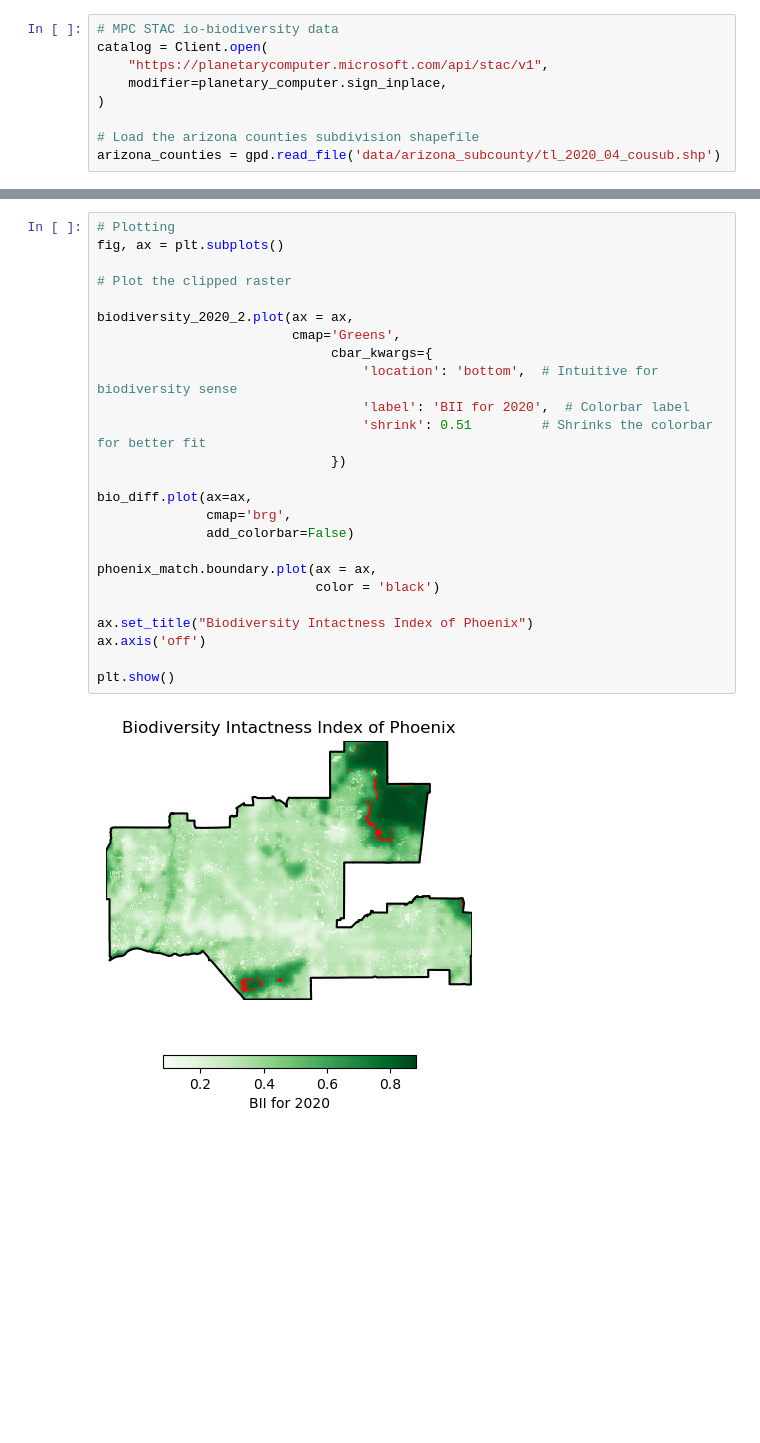
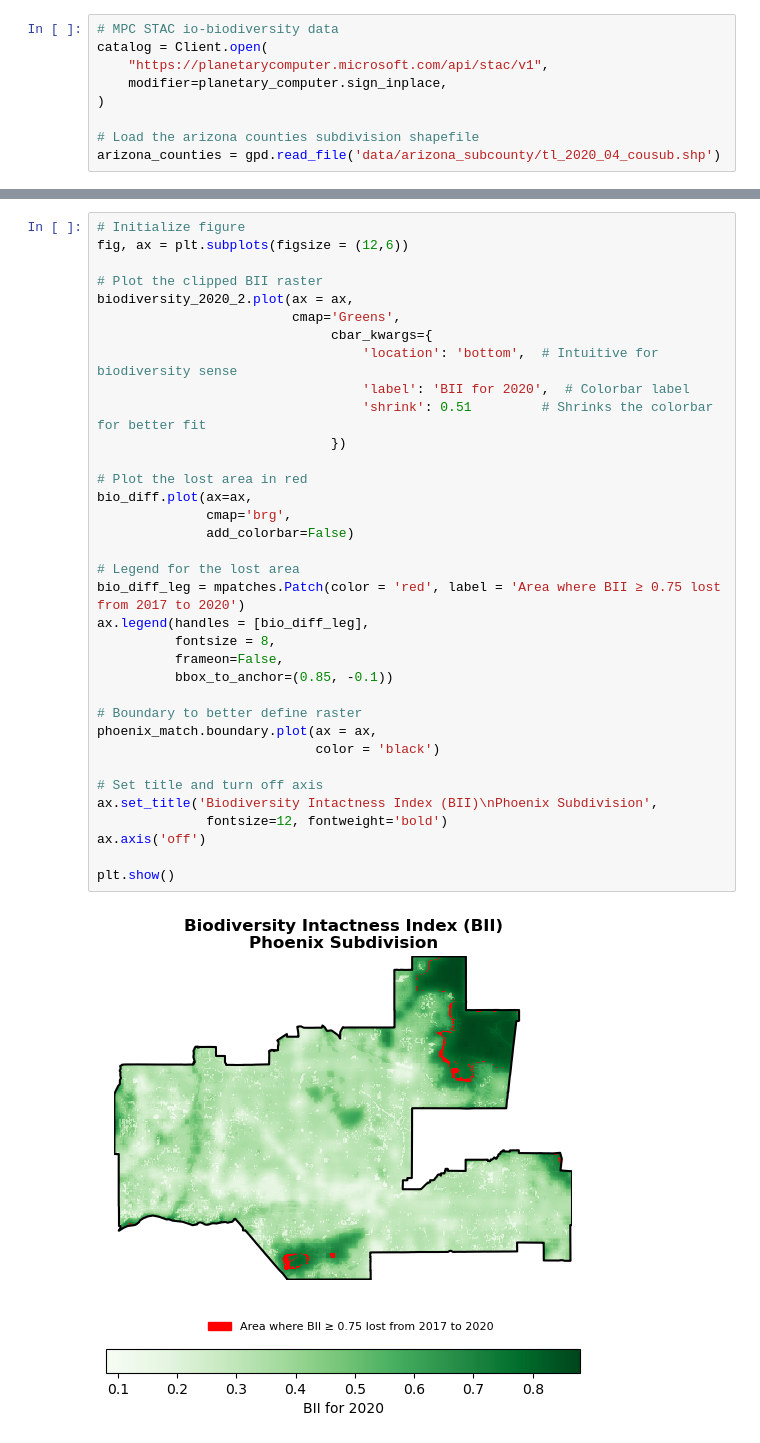
Before and after one commit to tommats00/phoenix-biodiversity-index, a Jupyter notebook: phoenix-biodiversity.ipynb, the cells around one changed output, grey strips where cells are left out. Saved outputs shown, nothing was run; the diff lists cells and outputs as text; blank space fills up the shorter version.

```diff
--- a/phoenix-biodiversity.ipynb
+++ b/phoenix-biodiversity.ipynb
@@ -249,27 +293,37 @@ plt.show()
 # %%
-# Plotting
-fig, ax = plt.subplots()
+# Initialize figure
+fig, ax = plt.subplots(figsize = (12,6))
 
-# Plot the clipped raster
-
+# Plot the clipped BII raster
 biodiversity_2020_2.plot(ax = ax,
                          cmap='Greens',
                               cbar_kwargs={
                                   'location': 'bottom',  # Intuitive for biodiversity sense
                                   'label': 'BII for 2020',  # Colorbar label
                                   'shrink': 0.51         # Shrinks the colorbar for better fit
                               })
 
+# Plot the lost area in red
 bio_diff.plot(ax=ax,
               cmap='brg',
               add_colorbar=False)
 
+# Legend for the lost area
+bio_diff_leg = mpatches.Patch(color = 'red', label = 'Area where BII ≥ 0.75 lost from 2017 to 2020')
+ax.legend(handles = [bio_diff_leg],
+          fontsize = 8,
+          frameon=False,
+          bbox_to_anchor=(0.85, -0.1))
+
+# Boundary to better define raster
 phoenix_match.boundary.plot(ax = ax,
                             color = 'black')
 
-ax.set_title("Biodiversity Intactness Index of Phoenix")
+# Set title and turn off axis
+ax.set_title('Biodiversity Intactness Index (BII)\nPhoenix Subdivision',
+              fontsize=12, fontweight='bold')
 ax.axis('off')
 
 plt.show()
 # %% [output]
-[figure, old version]
+[figure, new version]
```
Also changed, not shown: parts of 44 cells of this notebook.
